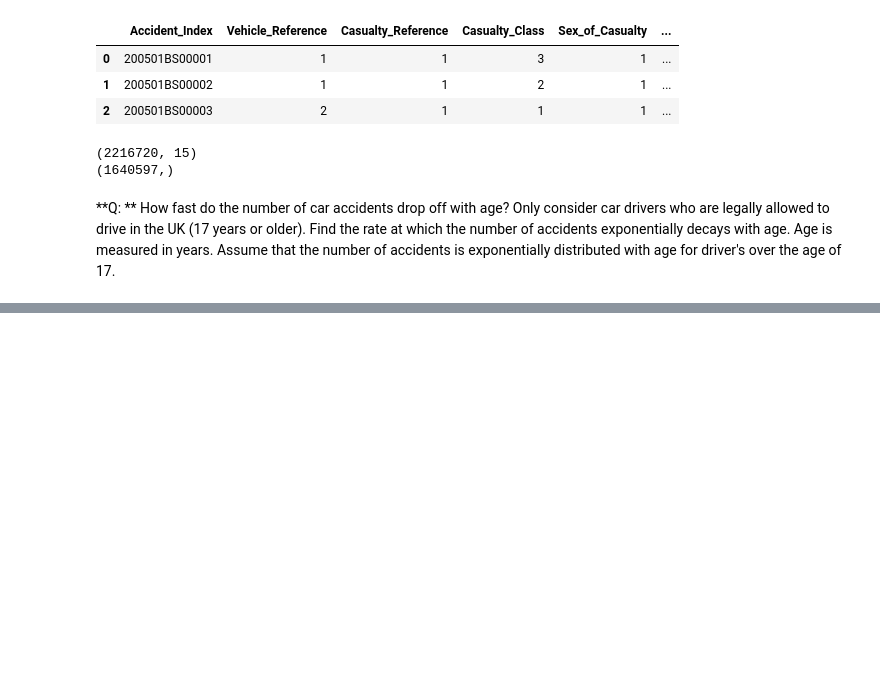
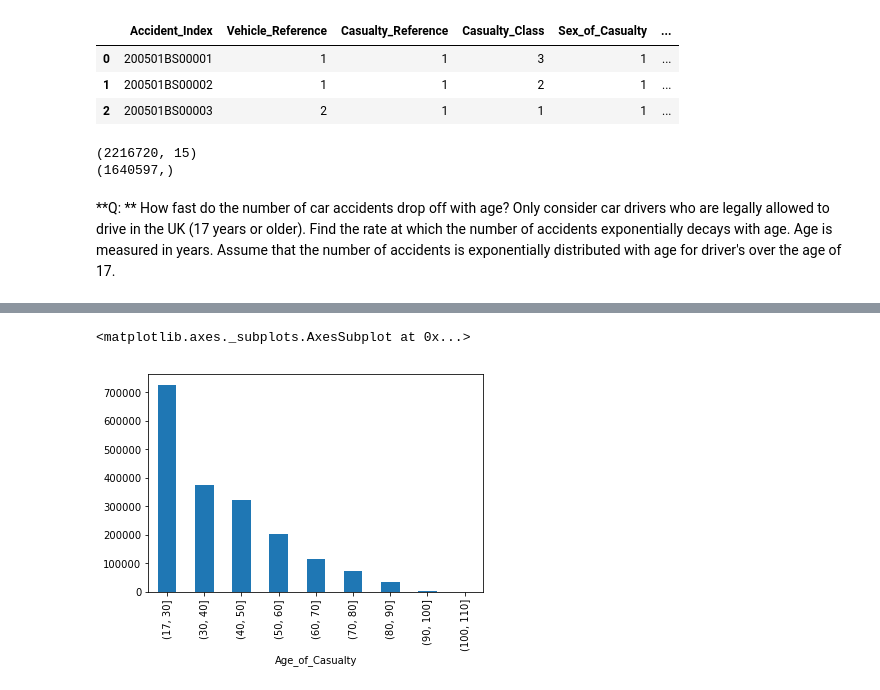
Before and after one commit to udothemath/103017_uk_STATS19, a Jupyter notebook: 103017_challenge_code_Q2.ipynb, the cells around one changed output, grey strips where cells are left out. Drawn from its saved outputs; the diff is of its cells as text; code cells hidden in the pictures; blank space fills up the shorter version.

```diff
--- a/103017_challenge_code_Q2.ipynb
+++ b/103017_challenge_code_Q2.ipynb
@@ -598,0 +619,2 @@ print(cau['Accident_Index'].unique().shape)
+# %%
+cau_valid = cau[cau['Age_of_Casualty'] >= 17]
@@ -598,0 +625,4 @@ print(cau['Accident_Index'].unique().shape)
+# %%
+## https://stackoverflow.com/questions/25010215/pandas-groupby-how-to-compute-counts-in-ranges
+ranges = [17,30,40,50,60,70,80,90,100, 110]
+df_count_range = cau_valid.Age_of_Casualty.groupby(pd.cut(cau_valid.Age_of_Casualty, ranges)).count()
@@ -598,0 +663,12 @@ print(cau['Accident_Index'].unique().shape)
+# %%
+%matplotlib inline
+
+df_count_range.plot(kind='bar')
+
+# plt.plot(df_count_range)
+# plt.xlabel("speed limit")
+# plt.ylabel("accident prob.")
+# plt.show()
+# %% [output]
+<matplotlib.axes._subplots.AxesSubplot at 0x...>
+[figure, added]
```
Also changed, not shown: parts of 6 cells of this notebook.
